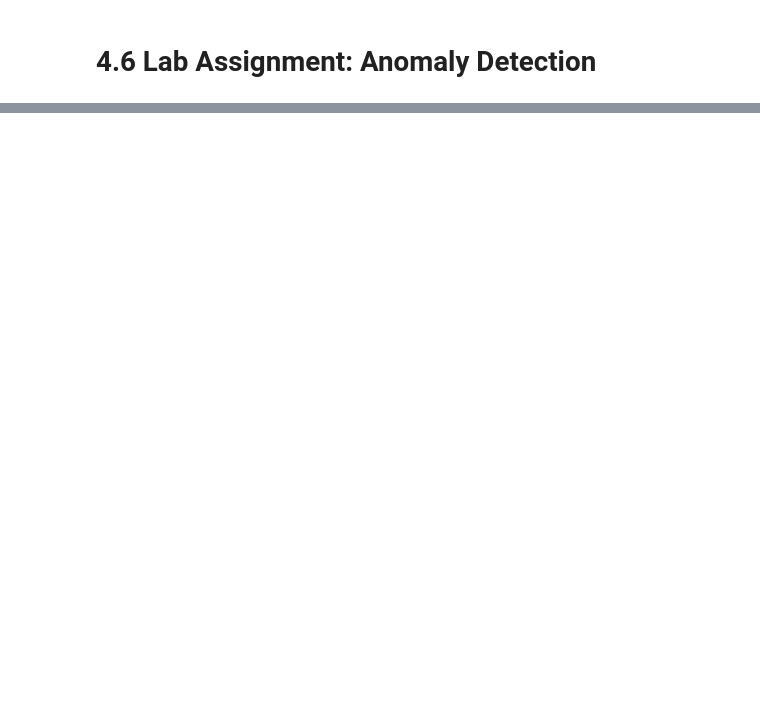
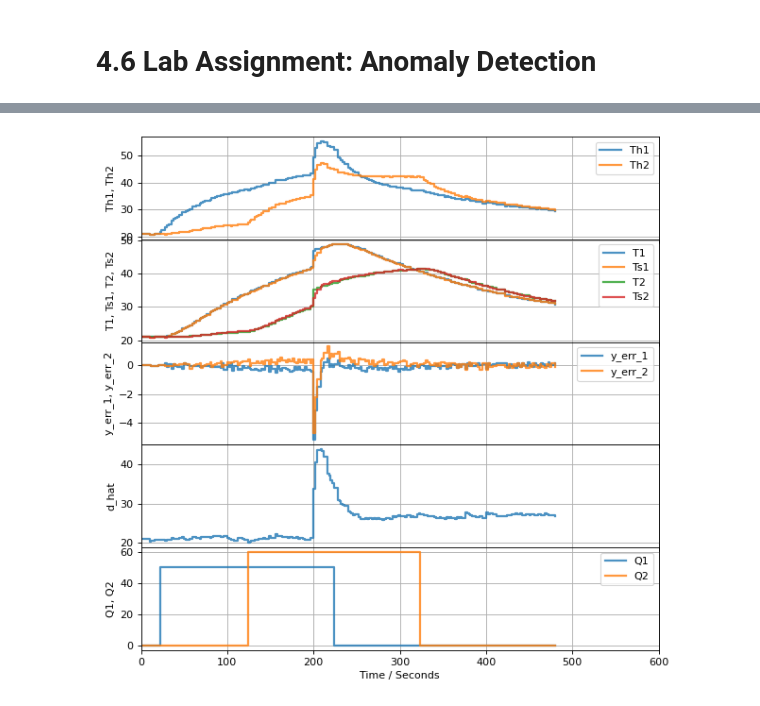
Before and after one commit to jckantor/cbe30338-2021, a Jupyter notebook: docs/04.06-Lab-Assignment-Anomaly-Detection.ipynb, the cells around one changed output, grey strips where cells are left out. Saved outputs shown, nothing was run; the diff lists cells and outputs as text; code cells hidden in the pictures; blank space fills up the shorter version.

```diff
--- a/docs/04.06-Lab-Assignment-Anomaly-Detection.ipynb
+++ b/docs/04.06-Lab-Assignment-Anomaly-Detection.ipynb
@@ -9,0 +235,7 @@ content is available [on Github](https://github.com/jckantor/cbe30338-2021.git).
+# %%
+from scipy.signal import place_poles
+
+evals, _ = np.linalg.eig(A)
+results = place_poles(A.T, C.T, 10*evals)
+L = results.gain_matrix.T
+print(L)
@@ -9,0 +268,11 @@ content is available [on Github](https://github.com/jckantor/cbe30338-2021.git).
+# %%
+A_ = np.vstack([np.hstack([A, Bd]), np.zeros([1, 5])])
+B_ = np.vstack([Bu, [[0, 0]]])
+C_ = np.hstack([C, np.zeros([2, 1])])
+
+evals, _ = np.linalg.eig(A_)
+print(3*evals)
+results = place_poles(A_.T, C_.T, [-0.03, -0.05, -0.11, -0.10, -0.12])
+L = results.gain_matrix.T
+print()
+print(L)
@@ -9,0 +287,80 @@ content is available [on Github](https://github.com/jckantor/cbe30338-2021.git).
+# %%
+
+def tclab_observer_disturbance(L, x_initial, d_hat):
+
+    # initialize
+    x_hat = np.hstack([x_initial, d_hat])
+    print(x_hat)
+    t = 0
+    y_err = None
+
+    A_ = np.vstack([np.hstack([A, Bd]), np.zeros([1, 5])])
+    B_ = np.vstack([Bu, [[0, 0]]])
+    C_ = np.hstack([C, np.zeros([2, 1])])
+
+    while True:
+        # save previous time value
+        t_prev = t
+
+        # yield current state, wait for message to get
+        # t : next time value
+        # u : value of manipulated variables from t_prev to t
+        # y : measured value of process variables at time t
+        t, u, y = yield x_hat, y_err
+
+        # model prediction
+        x_pred = x_hat + (t - t_prev)*(np.dot(A_, x_hat) + np.dot(B_, u))
+        y_pred = np.dot(C_, x_pred)
+
+        # measurement correction
+        y_err = y_pred - y
+        x_hat = x_pred - (t - t_prev)*np.dot(L, y_err)
+
+
+def experiment_disturbance(observer, u1, u2, t_final=400, t_step=2):
+
+    # open connection to tclab
+    TCLab = setup(connected=False, speedup=20)
+    with TCLab() as lab:
+
+        # setup historian
+        sources = [('T1', lambda: y[0]),
+                   ('T2', lambda: y[1]),
+                   ('Q1', lambda: u[0]),
+                   ('Q2', lambda: u[1]),
+                   ('Th1', lambda: x[0]),
+                   ('Ts1', lambda: x[1]),
+                   ('Th2', lambda: x[2]),
+                   ('Ts2', lambda: x[3]),
+                   ('d_hat', lambda: x[4]),
+                   ('y_err_1', lambda: y_err[0]),
+                   ('y_err_2', lambda: y_err[1]),
+        ]
+        h = Historian(sources)
+
+        layout = [['Th1', 'Th2'], ['T1', 'Ts1', 'T2', 'Ts2'], ['y_err_1', 'y_err_2'], ['d_hat'], ['Q1', 'Q2']]
+        p = Plotter(h, t_final, layout)
+
+        # initialize event loop
+        next(observer)
+        u = [lab.Q1(u1(0)), lab.Q2(u2(0))]
+
+        for t in clock(t_final, t_step):
+            # get new measurement
+            y = [lab.T1 + d(t), lab.T2 + d(t)]
+            x, y_err = observer.send([t, u, y])
+
+            # update plotter and historian
+            p.update(t)
+
+            # set input for next period
+            u = [lab.Q1(u1(t)), lab.Q2(u2(t))]
+
+    return h
+
+def d(t):
+    return 0 if t <= 200 else 5
+
+experiment_disturbance(tclab_observer_disturbance(L, x_initial, d_initial), u1, u2, t_final=600)
+# %% [output]
+[figure, added]
```
Also changed, not shown: parts of 20 cells of this notebook, 15 other files.
